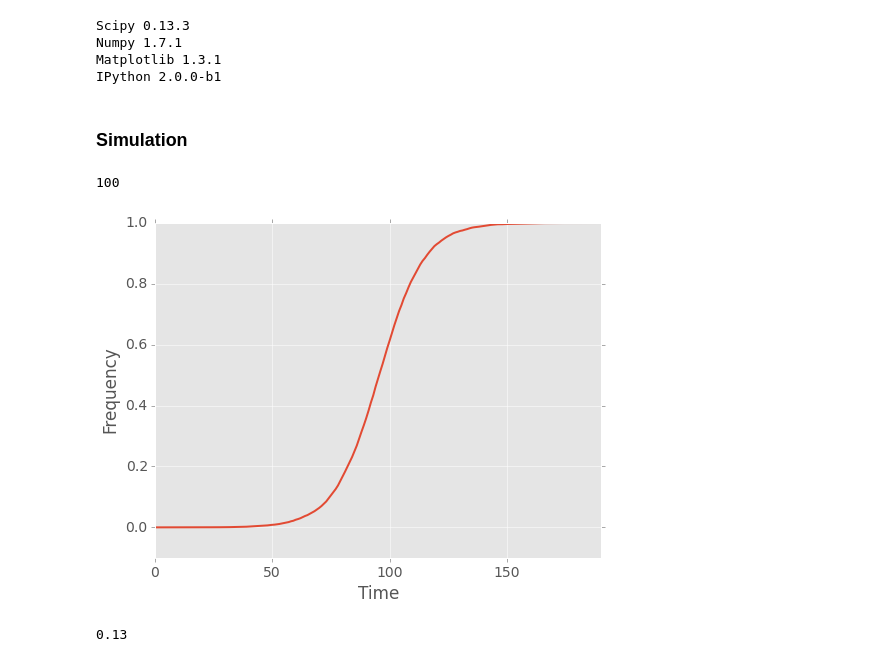
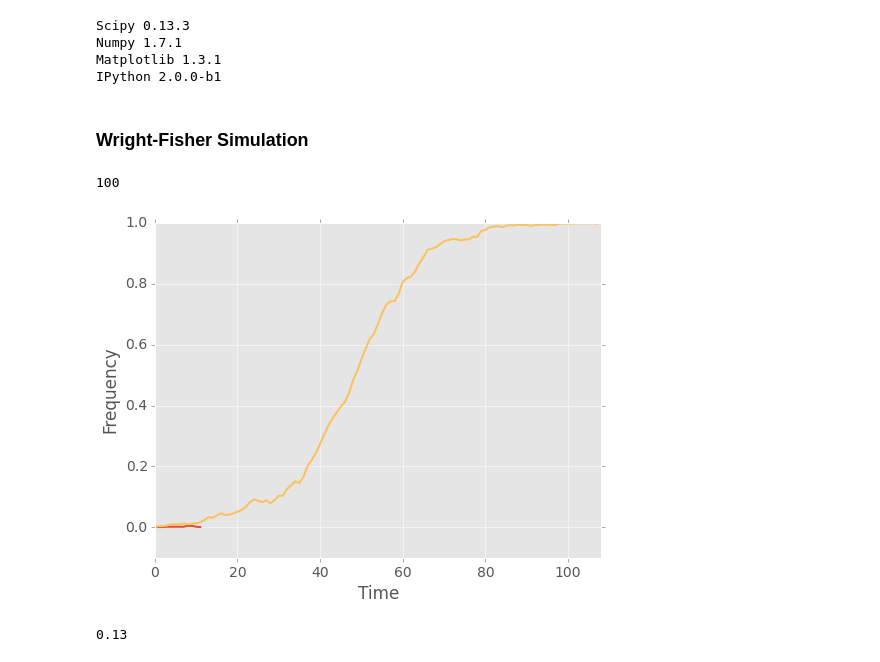
Before and after one commit to yoavram/ipython-notebooks, a Jupyter notebook: Fixation of a beneficial allele.ipynb, the cells around one changed output. Saved outputs shown, nothing was run; the diff lists cells and outputs as text; code cells hidden in the pictures.

Commit message:
adaptation time fits well to simulations

```diff
--- a/Fixation of a beneficial allele.ipynb
+++ b/Fixation of a beneficial allele.ipynb
@@ -18,35 +18,35 @@ Numpy 1.7.1
 Matplotlib 1.3.1
 IPython 2.0.0-b1
 # %% [markdown]
-### Simulation
+### Wright-Fisher Simulation
 # %%
 def simulate_fixation(s, N, x, PLOT=False):
     if PLOT:
         _ = []
     t = 0
     while not (allclose(x,1) or allclose(x,0)):
         assert 0 < x < 1
         t += 1
         if PLOT: _.append(x)
         x = x/(1-s+s*x)
         n = binomial(N,x)
         x = n/float(N)
         if PLOT:
             if len(_)%100 == 0:
                 print len(_),
     if PLOT:
         plot(range(len(_)), _)
         ylim(-0.1,1)
         xlim(0,max(10,len(_)))
         xlabel("Time")
         ylabel("Frequency")
     return allclose(x,1), t
 
-while not simulate_fixation(0.1, 1e5, 1e-5, True)[0]:
+while not simulate_fixation(0.1, 1e3, 1e-3, True)[0]:
     pass
 # %% [output]
 100
-[figure, old version]
+[figure, new version]
 # %%
 def p_simulation(s,N,x,replicates=100):
     ps = [simulate_fixation(s, N, 1./N)[0] for _ in range(replicates)]
```
Also changed, not shown: parts of 16 cells of this notebook.
